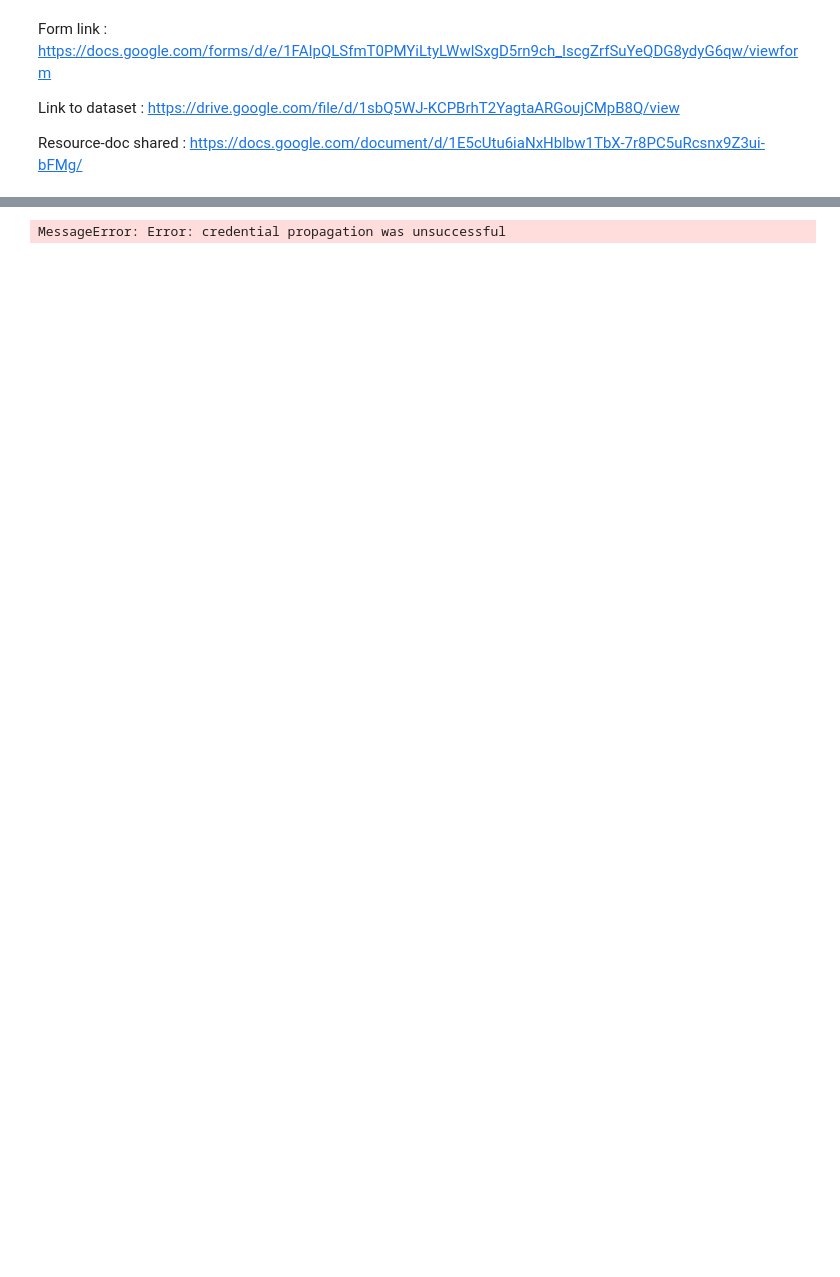
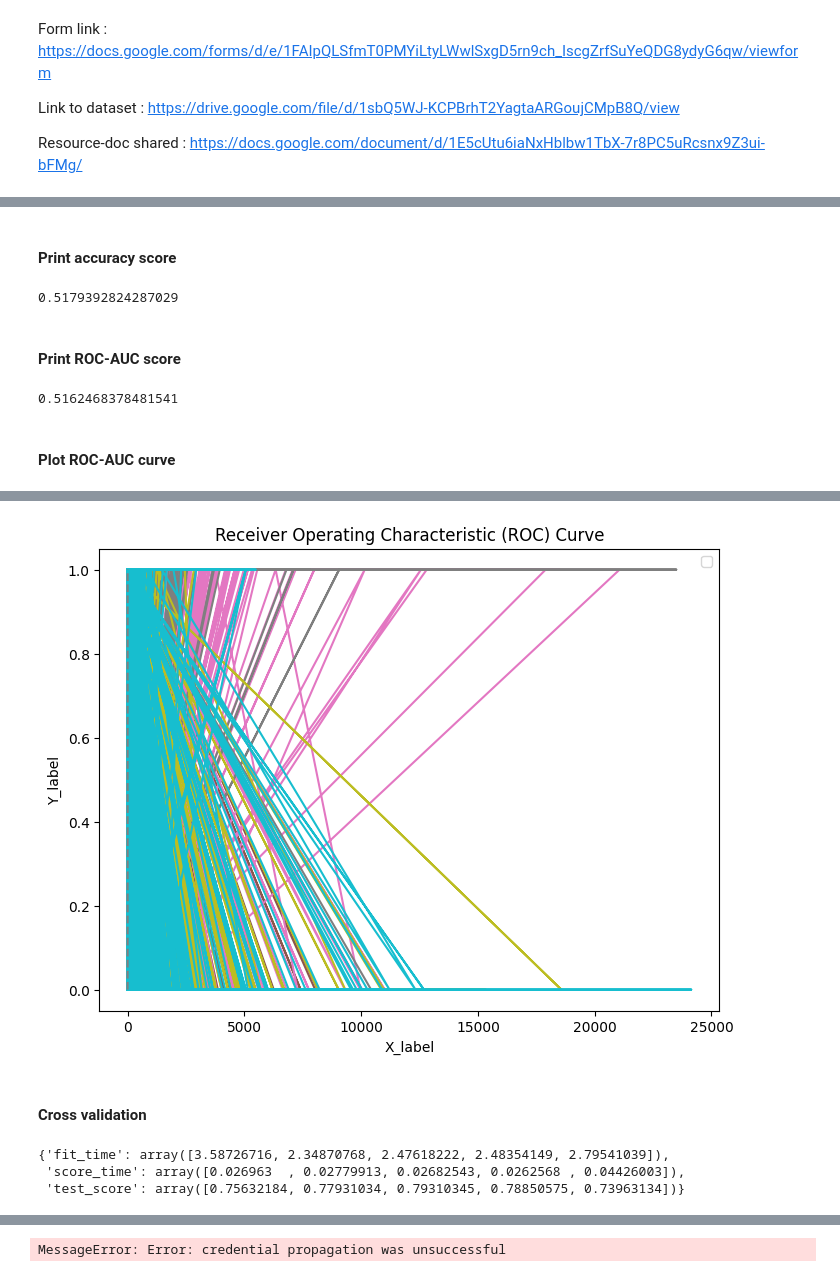
Before and after one commit to bsoc-bitbyte/Summer_of_ML, a Jupyter notebook: SoM-2024/Week 3/23BCS155/Graded Assignment/Copy_of_W3.ipynb, the cells around one changed output, grey strips where cells are left out. Drawn from its saved outputs; the diff is of its cells as text; code cells hidden in the pictures; blank space fills up the shorter version.

```diff
--- a/SoM-2024/Week 3/23BCS155/Graded Assignment/Copy_of_W3.ipynb
+++ b/SoM-2024/Week 3/23BCS155/Graded Assignment/Copy_of_W3.ipynb
@@ -6,0 +483,21 @@ Resource-doc shared : https://docs.google.com/document/d/1E5cUtu6iaNxHblbw1TbX-7
+# %%
+## ======== YOUR CODE HERE ======== ##
+
+## parameters: random_state = 2022, C=5, gamma='scale', kernel='rbf', probability=True
+param_grid = {
+    "random_state" : [2022],
+    "C" : [5],
+    "gamma" : ["scale"],
+    "kernel" : ["rbf"],
+    "probability" : [True]
+}
+rm = RandomizedSearchCV(
+    SVC(),
+    param_grid
+)
+rm.fit(Xtrain_scaled,Y_train)
+Y_predicted_svm = rm.predict(X_test)
+
+
+
+## ================================ ##
@@ -6,0 +534,41 @@ Resource-doc shared : https://docs.google.com/document/d/1E5cUtu6iaNxHblbw1TbX-7
+# %% [markdown]
+#### Print accuracy score
+# %%
+## ======== YOUR CODE HERE ======== ##
+
+accuracy_score(Y_test, Y_predicted_svm)
+
+
+## ================================ ##
+# %% [output]
+0.5179392824287029
+# %% [markdown]
+#### Print ROC-AUC score
+# %%
+## ======== YOUR CODE HERE ======== ##
+
+## Note: Use predict_proba!!! Read documentation/google it
+
+roc_auc_score(Y_test, Y_predicted_svm)
+
+## ================================ ##
+# %% [output]
+0.5162468378481541
+# %% [markdown]
+#### Plot ROC-AUC curve
+# %%
+## ======== YOUR CODE HERE ======== ##
+
+## Set appropriate X label, Y label and Title for the graph
+Y_predict_prob_svm = rm.predict_proba(Xtest_scaled)[:,1]
+fp, tp, thresh = roc_curve(Y_test, Y_predict_prob_svm)
+plt.figure(figsize=(8, 6))
+plt.plot(X_test, Y_predicted)
+plt.plot([0, 1], [0, 1], linestyle='--', color='grey')
+plt.xlabel('X_label')
+plt.ylabel('Y_label')
+plt.title('Receiver Operating Characteristic (ROC) Curve')
+plt.legend()
+plt.show()
+## ================================ ##
+# %% [output]
@@ -6,0 +576,14 @@ Resource-doc shared : https://docs.google.com/document/d/1E5cUtu6iaNxHblbw1TbX-7
+[figure, added]
+# %% [markdown]
+#### Cross validation
+# %%
+## ======== YOUR CODE HERE ======== ##
+
+## cv=5
+cross_validate(rm, Xtest_scaled, Y_test, cv = 5)
+
+## ================================ ##
+# %% [output]
+{'fit_time': array([3.58726716, 2.34870768, 2.47618222, 2.48354149, 2.79541039]),
+ 'score_time': array([0.026963  , 0.02779913, 0.02682543, 0.0262568 , 0.04426003]),
+ 'test_score': array([0.75632184, 0.77931034, 0.79310345, 0.78850575, 0.73963134])}
```
Also changed, not shown: parts of 62 cells of this notebook.
